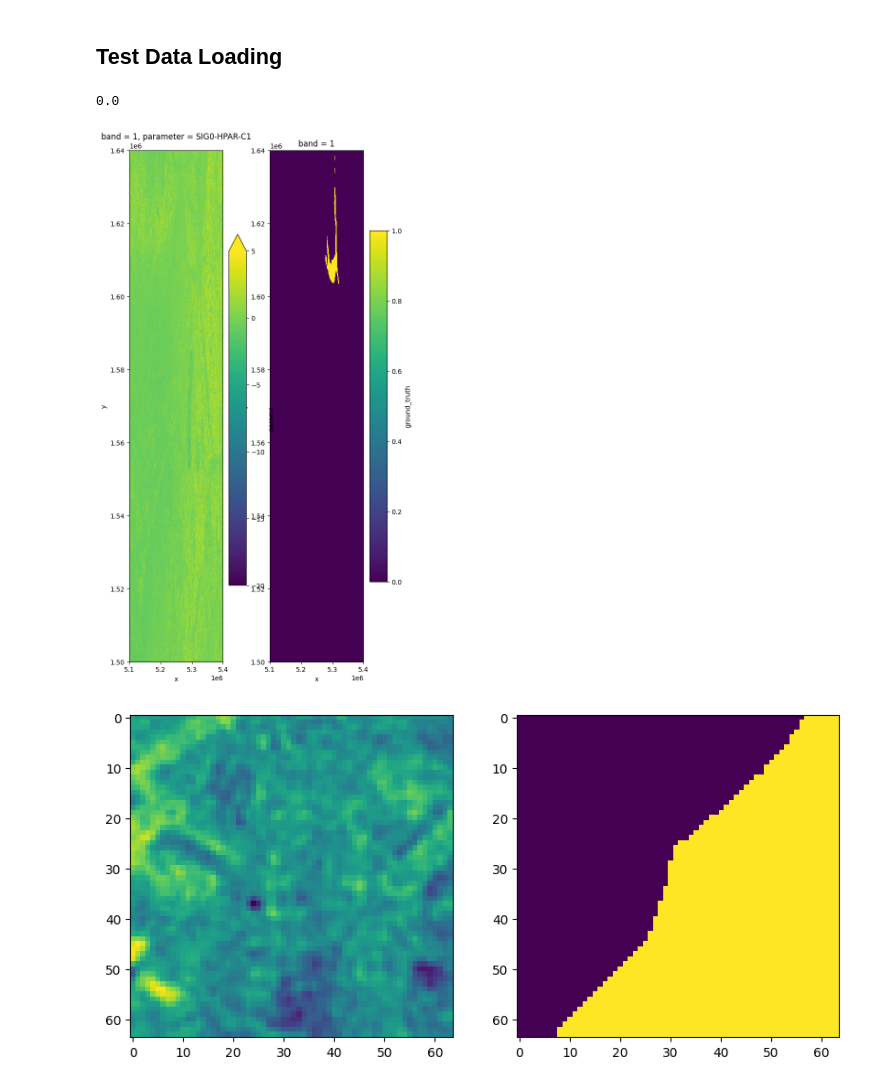
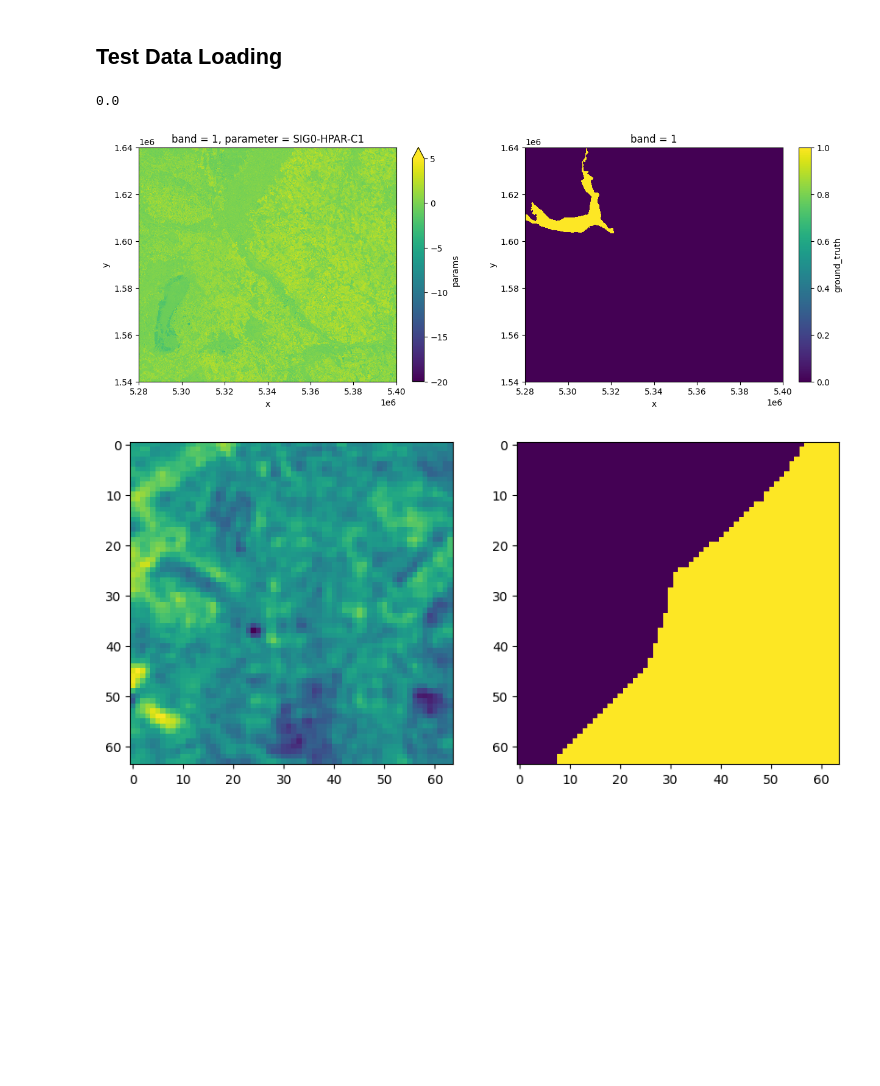
Before and after one commit to c-scale-community/use-case-wetland-water-stress, a Jupyter notebook: notebooks/0_experiment_unet.ipynb, the cells around one changed output. Cells and saved outputs as stored; diff of their text form; code cells hidden in the pictures; blank space fills up the shorter version.

```diff
--- a/notebooks/0_experiment_unet.ipynb
+++ b/notebooks/0_experiment_unet.ipynb
@@ -92,17 +95,16 @@ plt.draw()
 # %%
 train_ds = xr.open_zarr("/eodc/private/tuwgeo/users/braml/data/wetland/hparam/V1M0R1/EQUI7_EU020M/E051N015T3/SIG0-HPAR-MASK____RAMSAR-AT-01-ROI-8000-0-7000-15000_E051N015T3_EU020M__.zarr/")
 valid_ds = xr.open_zarr("/eodc/private/tuwgeo/users/braml/data/wetland/hparam/V1M0R1/EQUI7_EU020M/E051N015T3/SIG0-HPAR-MASK____RAMSAR-AT-01-ROI-0-0-8000-15000_E051N015T3_EU020M__.zarr/")
+train_ds[GROUND_TRUTH_KEY].min().values.item()
+# %% [output]
+0.0
-# %%
-train_ds[GROUND_TRUTH_KEY].min().values.item()
-# %% [output]
-0.0
 # %%
 _, axes = plt.subplots(ncols=2, figsize=(15, 5))
-train_ds[PARAMS_KEY][0, ...].plot(ax=axes[0], vmin=-20, vmax=5)
-train_ds[GROUND_TRUTH_KEY].plot(ax=axes[1])
+train_ds[PARAMS_KEY][0, :5000, 9000:].plot(ax=axes[0], vmin=-20, vmax=5)
+train_ds[GROUND_TRUTH_KEY][:5000, 9000:].plot(ax=axes[1])
 plt.draw()
 # %% [output]
-[figure, old version]
+[figure, new version]
 # %%
 array_stream = StreamedXArrayDataset(
     sample_patches_from_dataset(train_ds, 64, 10000, never_nans=True, rnd_generator=np.random.default_rng(42)),
```
Also changed, not shown: parts of 8 cells of this notebook, 3 other files.
